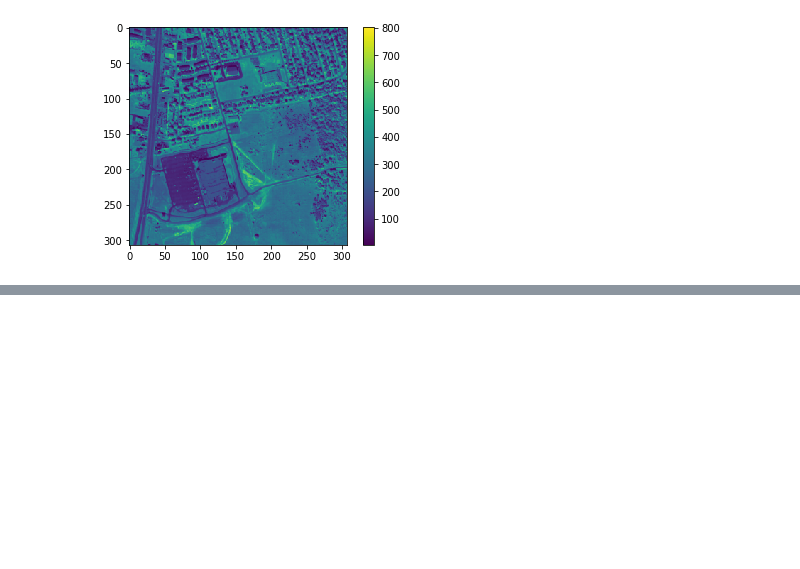
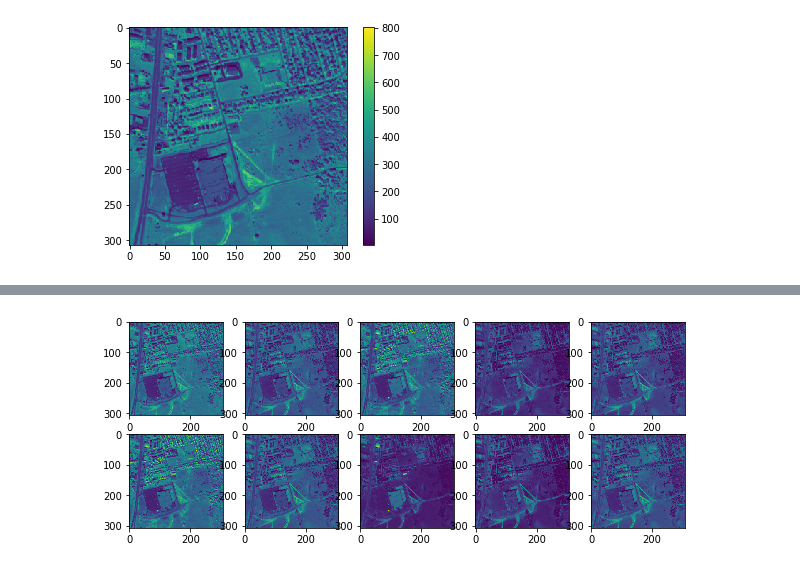
Before and after one commit to MrRedbloX/M1_INFO, a Jupyter notebook: INF2249_AlgorithmiqueDonnees/TP1/TP1.ipynb, the cells around one changed output, grey strips where cells are left out. Cells and saved outputs as stored; diff of their text form; code cells hidden in the pictures; blank space fills up the shorter version.

```diff
--- a/INF2249_AlgorithmiqueDonnees/TP1/TP1.ipynb
+++ b/INF2249_AlgorithmiqueDonnees/TP1/TP1.ipynb
@@ -289,0 +308,18 @@ displaySpecBand(mat,100)
+# %%
+def displayRandomBands(mat,n):
+    minVal = mat['SlectBands'][0][0]
+    maxVal = mat['SlectBands'][-1][0]
+    i = 0
+    size = math.floor(n/2)
+    fig = plt.figure(figsize=(10, 10))
+    while(i < n):
+        band = np.random.randint(minVal,maxVal)
+        res = getSpecBand(mat,band)
+        if type(res) != bool:
+            fig.add_subplot(size, size, i+1)
+            im = plt.imshow(res)
+            i = i+1
+    plt.show()
+displayRandomBands(mat,10)
+# %% [output]
+[figure, added]
```
Also changed, not shown: parts of 7 cells of this notebook.
